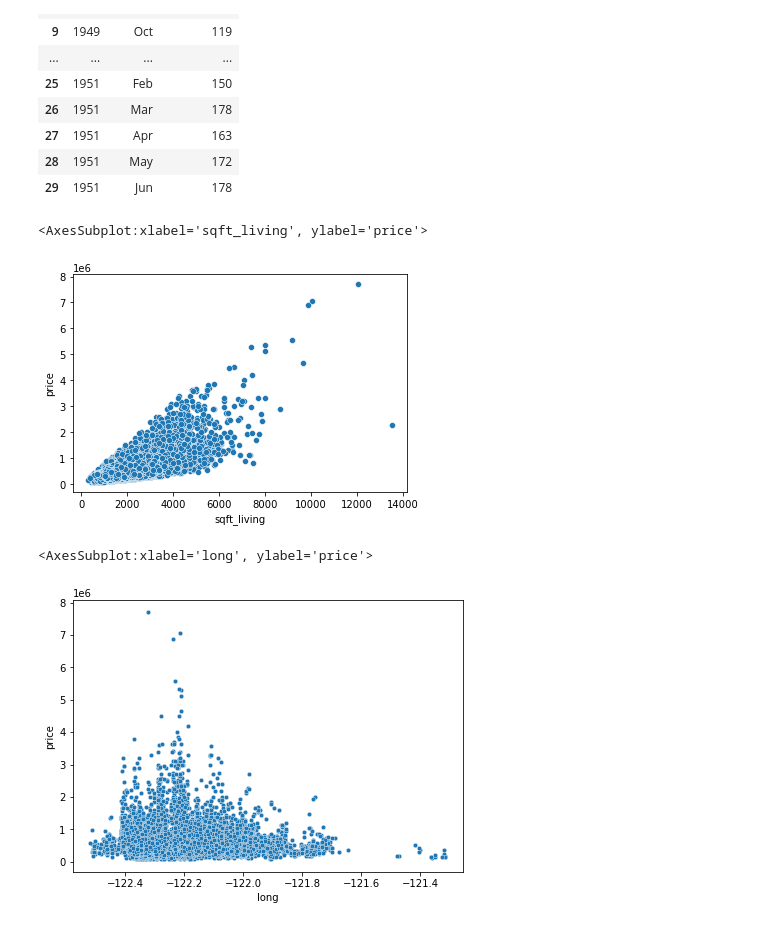
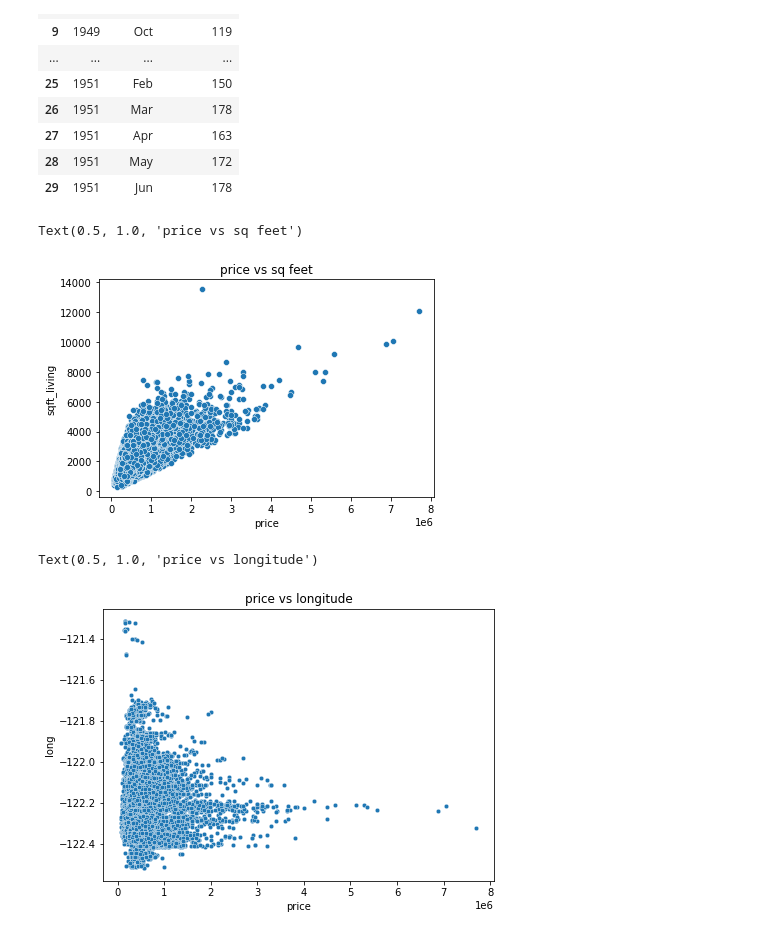
Before and after one commit to Sanoj32/Major-Project, a Jupyter notebook: jupyter_notebooks/Project.ipynb, the cells around one changed output. Drawn from its saved outputs; the diff is of its cells as text; code cells hidden in the pictures.

Commit message:
Graph Using Scatterplot

```diff
--- a/jupyter_notebooks/Project.ipynb
+++ b/jupyter_notebooks/Project.ipynb
@@ -62,16 +62,18 @@ a.head(30)
 # %%
 price = data.price
 sq_ft = data.sqft_living
-sns.scatterplot(x=sq_ft,y=price)
+sns.scatterplot(x=price,y=sq_ft)
+plt.title('price vs sq feet')
 # %% [output]
-<AxesSubplot:xlabel='sqft_living', ylabel='price'>
+Text(0.5, 1.0, 'price vs sq feet')
-[figure, old version]
+[figure, new version]
 # %%
 price = data['price']
-longtitude =data['long']
+longitude =data['long']
 fig =  plt.gcf()
 fig.set_size_inches(7,5)
-sns.scatterplot(x=longtitude,y=price,s=20)
+sns.scatterplot(x=price,y=longitude,s=20)
+plt.title('price vs longitude')
 # %% [output]
-<AxesSubplot:xlabel='long', ylabel='price'>
+Text(0.5, 1.0, 'price vs longitude')
-[figure, old version]
+[figure, new version]
```
Also changed, not shown: parts of 11 cells of this notebook.
